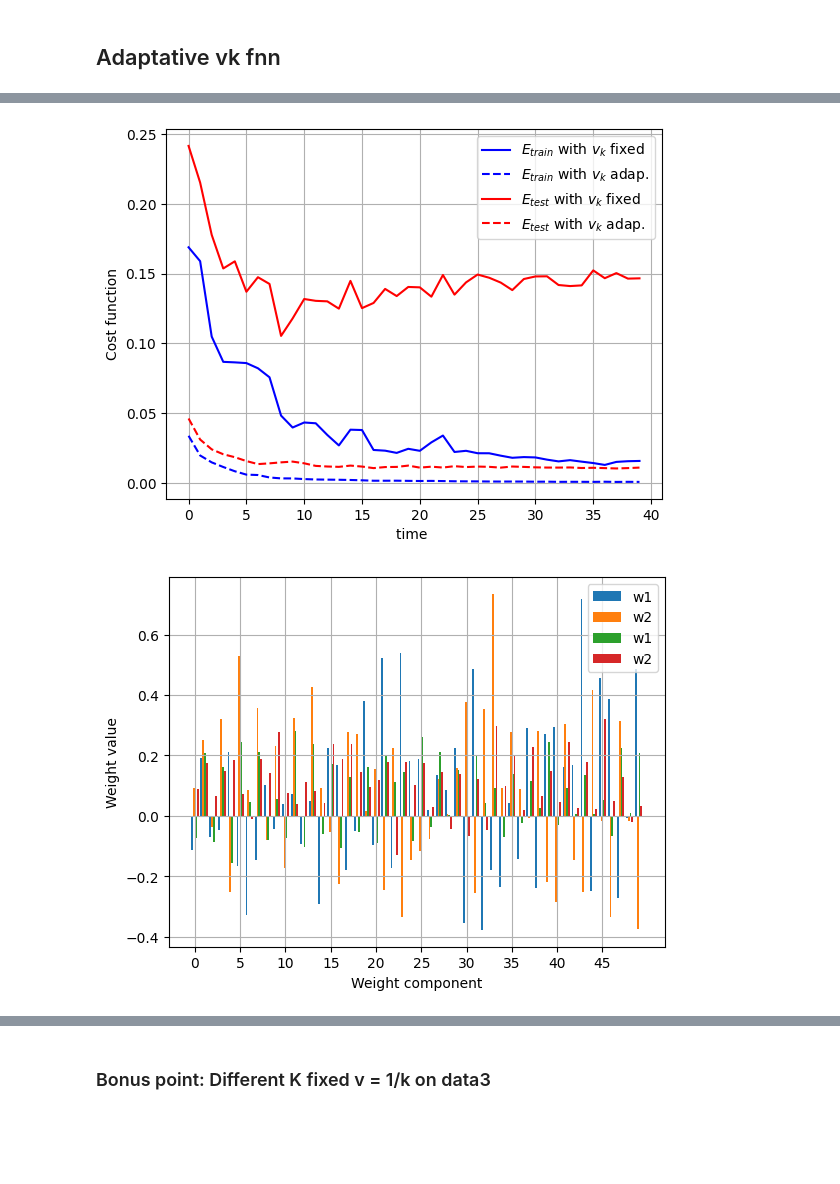
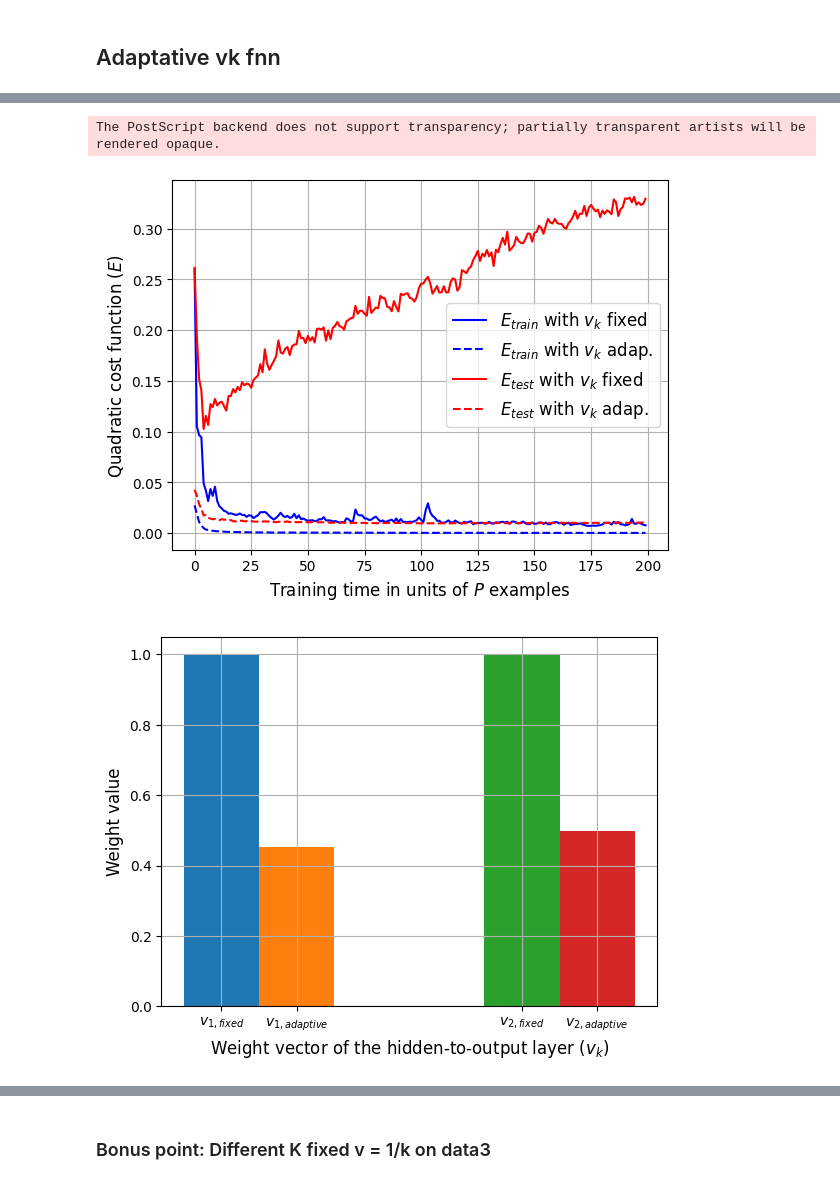
Before and after one commit to alsanron/NN-A3-Learning_by_gradient_descent, a Jupyter notebook: bonus_points_3-4.ipynb, the cells around one changed output, grey strips where cells are left out. Saved outputs shown, nothing was run; the diff lists cells and outputs as text; code cells hidden in the pictures; blank space fills up the shorter version.

```diff
--- a/bonus_points_3-4.ipynb
+++ b/bonus_points_3-4.ipynb
@@ -84,10 +81,6 @@ def train_feed_forward_nn(Dataset, K, P, Q, t_max, eta=0.05, fixed_v = 1):
     return (W, v), (E_train, E_test)
 # %%
 # Testing of the neural network
-K = 2; P = 100; Q = 100; t_max = 40
+K = 2; P = 100; Q = 200; t_max = 200
 (W, v), (E_train, E_test) = train_feed_forward_nn(D, K, P, Q, t_max, eta=0.05)
-
-# Possible TODO (not obligatory):
-# 1) Make the training more efficient by implement back-prop
-# 2) Repeat each of the trainings several times and calculate the average
 # %% [output]
@@ -224,6 +214,6 @@ def train_feed_forward_nn_adap_v(Dataset, K, P, Q, t_max, eta=0.05, verbose=Fals
 # %%
 # Testing of the neural network on data 3
-K = 2; P = 100; Q = 200; t_max = 50
+K = 2; P = 100; Q = 200; t_max = 200
 (W_a, v_a), (E_train_a, E_test_a) = train_feed_forward_nn_adap_v(D, K, P, Q, t_max, eta=0.05)
 (W, v), (E_train, E_test) = train_feed_forward_nn(D, K, P, Q, t_max, eta=0.05, fixed_v=1)
 # %% [output]
@@ -247,53 +237,60 @@ K = 2; P = 100; Q = 200; t_max = 50
 # %%
+FontSize = 12
+
 t = range(t_max)
 plt.plot(t, E_train, '-b', label='$E_{train}$ with $v_k$ fixed')
 plt.plot(t, E_train_a, '--b', label='$E_{train}$ with $v_k$ adap.')
 plt.plot(t, E_test, '-r', label='$E_{test}$ with $v_k$ fixed')
 plt.plot(t, E_test_a, '--r', label='$E_{test}$ with $v_k$ adap.')
-plt.xlabel('time ')
-plt.ylabel('Cost function')
+plt.xlabel('Training time in units of $P$ examples', fontsize=FontSize)
+plt.ylabel('Quadratic cost function ($E$)', fontsize=FontSize)
 plt.grid()
-plt.legend()
+plt.legend(fontsize=FontSize)
+
+plt.savefig("Data_bonus/Bonus3/comparison.eps")
+
 plt.show()
 # plt.title(title)
 
 # def plot_weights(weight_matrix, bin_width=0.3, title = ''):
 
-N_dim = len(W[:, 0])
-bin_width = 0.2
-x = np.array(range(N_dim))
-plt.bar(x - bin_width *1.5, W[:,0], width=bin_width,  label='w1')
-plt.bar(x - bin_width *0.5, W[:,1], width=bin_width, label='w2')
-plt.bar(x + bin_width *0.5, W_a[:,0], width=bin_width, label='w1')
-plt.bar(x + bin_width *1.5, W_a[:,1], width=bin_width,  label='w2')
-plt.xlabel('Weight component')
-plt.ylabel('Weight value')
-plt.xticks(range(0, N_dim, 5))
-plt.grid()
-plt.legend()
-plt.show()
-
+# N_dim = len(W[:, 0])
+# bin_width = 0.2
+# x = np.array(range(N_dim))
+# plt.bar(x - bin_width *1.5, W[:,0], width=bin_width,  label='w1')
+# plt.bar(x - bin_width *0.5, W[:,1], width=bin_width, label='w2')
+# plt.bar(x + bin_width *0.5, W_a[:,0], width=bin_width, label='w1')
+# plt.bar(x + bin_width *1.5, W_a[:,1], width=bin_width,  label='w2')
+# plt.xlabel('Weight component')
+# plt.ylabel('Weight value')
+# plt.xticks(range(0, N_dim, 5))
+# plt.grid()
+# plt.legend()
+# plt.show()
 
 
 bin_width = 0.5
 x_pos = [0.75, 1.25, 2.75, 3.25]
 plt.bar(x_pos[0], v[0], width=bin_width,  label='v1')
 plt.bar(x_pos[1], v_a[0], width=bin_width, label='v1')
 
 plt.bar(x_pos[2], v[1], width=bin_width, label='v2')
 plt.bar(x_pos[3], v_a[1], width=bin_width,  label='v2')
-plt.xlabel('Weight component')
-plt.ylabel('Weight value')
+plt.xlabel('Weight vector of the hidden-to-output layer ($v_k$)', fontsize=FontSize)
+plt.ylabel('Weight value', fontsize=FontSize)
 # plt.xticks(range(0, K, 5))
-plt.xticks(x_pos, ['$v_{1,f}$', '$v_{1,a}$', '$v_{2,f}$', '$v_{2,a}$'])
+plt.xticks(x_pos, ['$v_{1,fixed}$', '$v_{1,adaptive}$', '$v_{2,fixed}$', '$v_{2,adaptive}$'],  fontsize=FontSize)
 plt.grid()
 # plt.legend()
+
+plt.savefig("Data_bonus/Bonus3/weights.eps")
 plt.show()
 
 
 
 # plot_costs(W, E_train, E_test, title='2 hidden units. Adaptative $v_k $')
 # plot_weights(W, title='2 hidden units. Adaptative $v_k$')
 # %% [output]
+The PostScript backend does not support transparency; partially transparent artists will be rendered opaque.
-[figure, old version]
+[figure, new version]
-[figure, old version]
+[figure, new version]
```
Also changed, not shown: parts of 19 cells of this notebook, 23 other files.
